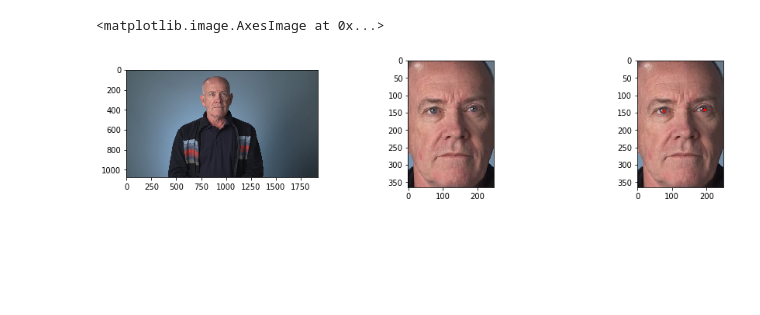
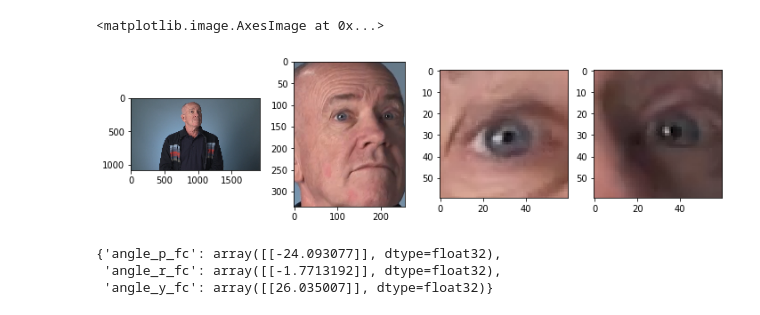
Before and after one commit to apthagowda97/computer_pointer_controller, a Jupyter notebook: src/computer_pointer.ipynb, the cells around one changed output. Saved outputs shown, nothing was run; the diff lists cells and outputs as text; code cells hidden in the pictures; blank space fills up the shorter version.

Commit message:
added head pose model

```diff
--- a/src/computer_pointer.ipynb
+++ b/src/computer_pointer.ipynb
@@ -15,6 +15,7 @@ video_file = os.path.join(DIR_PATH,"bin\\demo.mp4")
 
 face_model = os.path.join(DIR_PATH,os.path.join('model\\intel\\face-detection-adas-binary-0001\\FP32-INT1\\face-detection-adas-binary-0001'))
 landmark_model= os.path.join(DIR_PATH,os.path.join('model\\intel\\landmarks-regression-retail-0009\\FP32-INT8\\landmarks-regression-retail-0009'))
+headpose_model= os.path.join(DIR_PATH,os.path.join('model\\intel\\head-pose-estimation-adas-0001\\FP32-INT8\\head-pose-estimation-adas-0001'))
 # %%
 class InputFeeder:
     def __init__(self, input_type, input_file=None):
@@ -136,15 +137,20 @@ class LandmarkRegression:
         self.net = IECore().load_network(network = self.model, device_name = self.device,num_requests=1)
 
     def predict(self, image):
+        self.image = image
         self.preprocess_image  = self.preprocess_input(np.copy(image))
         self.net.start_async(request_id=0, inputs={self.input_name: self.preprocess_image})
         if self.net.requests[0].wait(-1) == 0:
             outputs = self.net.requests[0].outputs
-            image = self.preprocess_output(outputs,image)
-        return image
+            left_eye,right_eye = self.preprocess_output(outputs,image)
+        return left_eye,right_eye
 
-    def check_model(self):
-        raise NotImplementedError
+    def clip(self,coords,axis,increment=60):
+        if axis=='x':
+            max_coords = self.image.shape[1]
+        elif axis=='y':
+            max_coords = self.image.shape[0]
+        return np.clip(coords+increment,0,max_coords)
 
     def preprocess_input(self, image):
         image = cv2.resize(image, (self.input_shape[3], self.input_shape[2]))
@@ -154,10 +160,10 @@ class LandmarkRegression:
 
     def preprocess_output(self, outputs,image):
         outputs = outputs[self.output_name].squeeze()
-        left_eye_xmin = int(outputs[0]*image.shape[1])
-        left_eye_ymin = int(outputs[1]*image.shape[0])
-        right_eye_xmin = int(outputs[2]*image.shape[1])
-        right_eye_ymin = int(outputs[3]*image.shape[0])
-        image[left_eye_ymin:left_eye_ymin+8,left_eye_xmin:left_eye_xmin+8]=(0,0,255)
-        image[right_eye_ymin:right_eye_ymin+8,right_eye_xmin:right_eye_xmin+8]=(0,0,255)
-        return image
+        left_x = int(outputs[0]*image.shape[1]-30)
+        left_y = int(outputs[1]*image.shape[0]-30)
+        right_x = int(outputs[2]*image.shape[1]-30)
+        right_y = int(outputs[3]*image.shape[0]-30)
+        left_eye= image[left_y:self.clip(left_y,'y'),left_x:self.clip(left_x,'x')]
+        right_eye = image[right_y:self.clip(right_y,'y'),right_x:self.clip(right_x,'x')]
+        return left_eye,right_eye
@@ -168,17 +218,28 @@ face_detection= FaceDetection(face_model)
 face_detection.load_model()
 landmark_regression= LandmarkRegression(landmark_model)
 landmark_regression.load_model()
+head_pose = HeadPose(headpose_model)
+head_pose.load_model()
 # %%
 image = next(iter(input_feder.next_batch()))
 face_image = face_detection.predict(image)
-landmark_face_image = landmark_regression.predict(np.copy(face_image))
+left_eye,right_eye = landmark_regression.predict(np.copy(face_image))
+x = head_pose.predict(np.copy(face_image))
 plt.figure(figsize=(15,3))
-plt.subplot(1,3,1)
+plt.subplot(1,5,1)
 plt.imshow(cv2.cvtColor(image,cv2.COLOR_BGR2RGB))
-plt.subplot(1,3,2)
+plt.subplot(1,5,2)
 plt.imshow(cv2.cvtColor(face_image,cv2.COLOR_BGR2RGB))
-plt.subplot(1,3,3)
-plt.imshow(cv2.cvtColor(landmark_face_image,cv2.COLOR_BGR2RGB))
+plt.subplot(1,5,3)
+plt.imshow(cv2.cvtColor(left_eye,cv2.COLOR_BGR2RGB))
+plt.subplot(1,5,4)
+plt.imshow(cv2.cvtColor(right_eye,cv2.COLOR_BGR2RGB))
 # %% [output]
 <matplotlib.image.AxesImage at 0x...>
-[figure, old version]
+[figure, new version]
+# %%
+x
+# %% [output]
+{'angle_p_fc': array([[-24.093077]], dtype=float32),
+ 'angle_r_fc': array([[-1.7713192]], dtype=float32),
+ 'angle_y_fc': array([[26.035007]], dtype=float32)}
```
Also changed, not shown: parts of 1 cell of this notebook.
